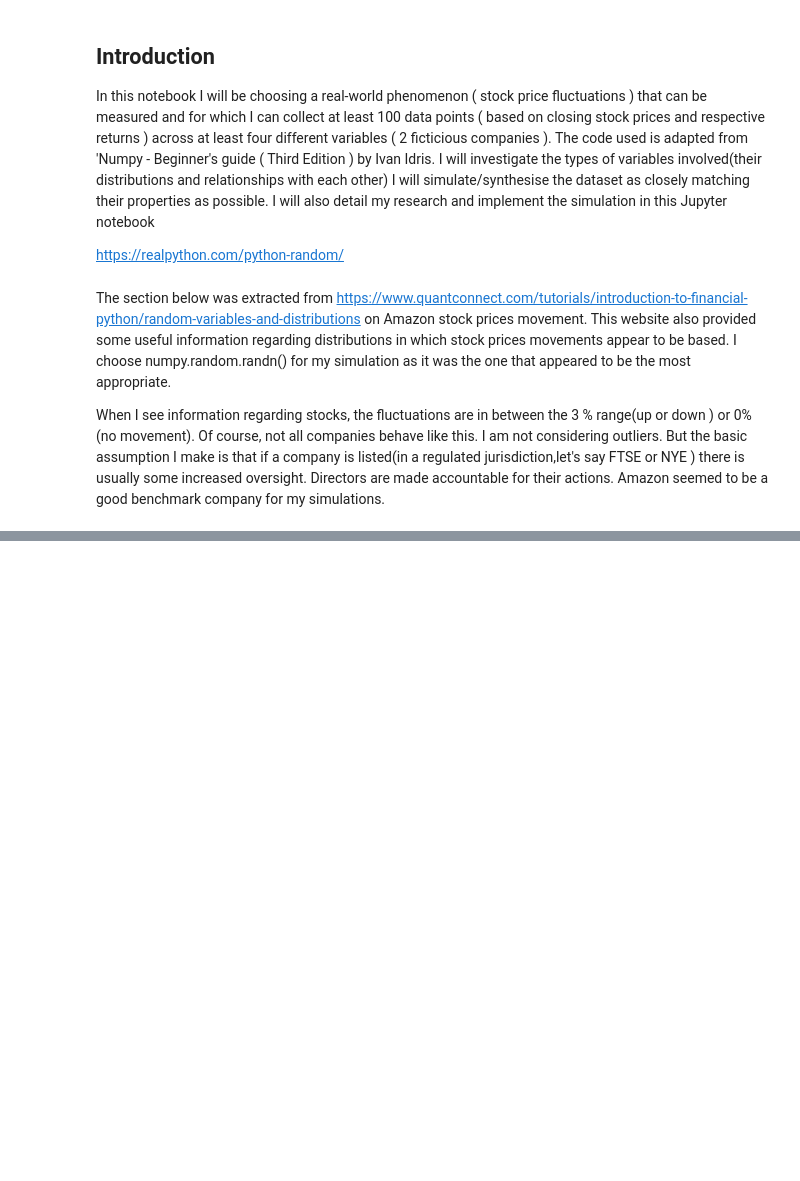
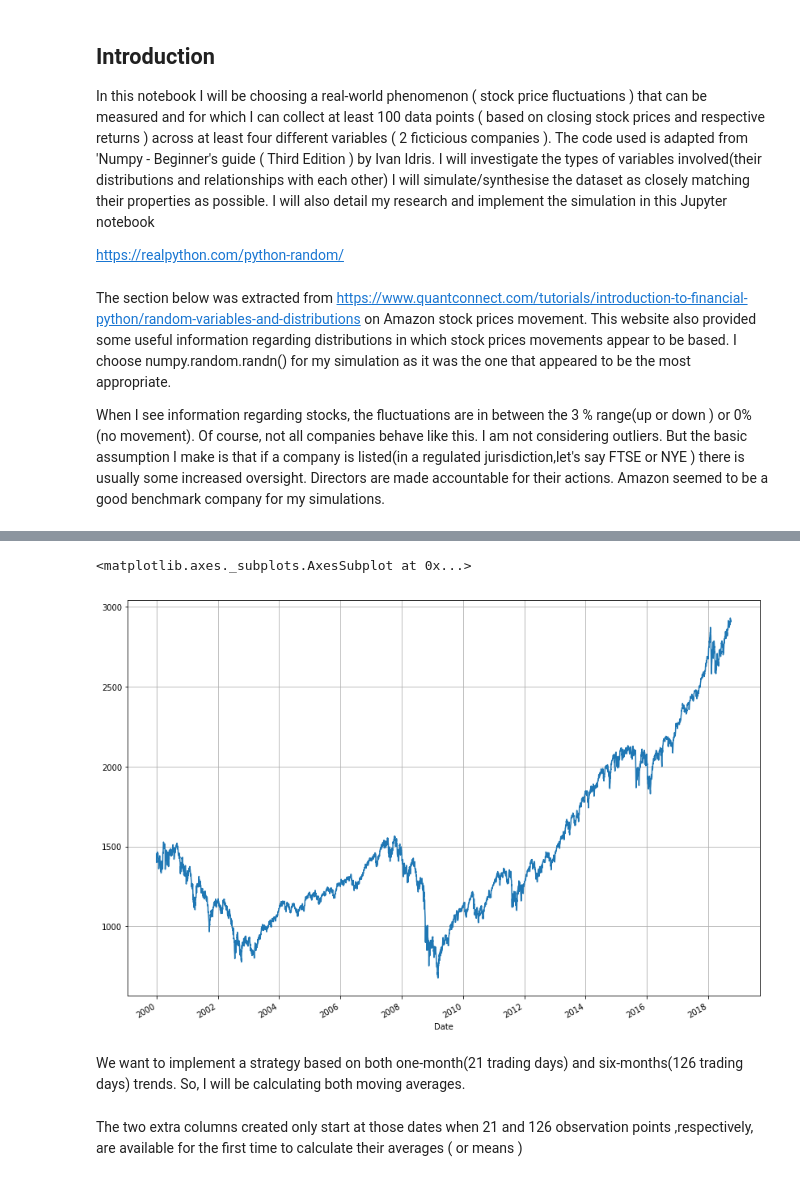
Before and after one commit to MarcoMen-Temp/Programming-Project, a Jupyter notebook: Programming.ipynb, the cells around one changed output, grey strips where cells are left out. Drawn from its saved outputs; the diff is of its cells as text; code cells hidden in the pictures; blank space fills up the shorter version.

```diff
--- a/Programming.ipynb
+++ b/Programming.ipynb
@@ -309,0 +29,21 @@ plt.show()
+# %%
+# https://stackoverflow.com/questions/49705047/downloading-mutliple-stocks-at-once-from-yahoo-finance-python
+
+import numpy as np
+import pandas as pd
+from pandas_datareader import data as pdr
+import fix_yahoo_finance as yf
+import matplotlib.pyplot as plt
+
+yf.pdr_override()
+
+
+
+
+tickers = ['^GSPC']
+
+start_date = '2000-01-01'
+end_date = '2018-09-30'
+
+# User pandas_reader.data.DataReader to load the desired data. As simple as that.
+SP500 = pdr.get_data_yahoo(tickers,start=start_date, end=end_date)
@@ -309,0 +66,7 @@ plt.show()
+# %%
+SP500['Close'].plot(grid=True, figsize=(14,10))
+# %% [output]
+<matplotlib.axes._subplots.AxesSubplot at 0x...>
+[figure, added]
+# %% [markdown]
+We want to implement a strategy based on both one-month(21 trading days) and six-months(126 trading days) trends. So, I will be calculating both moving averages.
@@ -309,0 +79,2 @@ plt.show()
+# %% [markdown]
+The two extra columns created only start at those dates when 21 and 126 observation points ,respectively, are available for the first time to calculate their averages ( or means )
```
Also changed, not shown: parts of 64 cells of this notebook.
